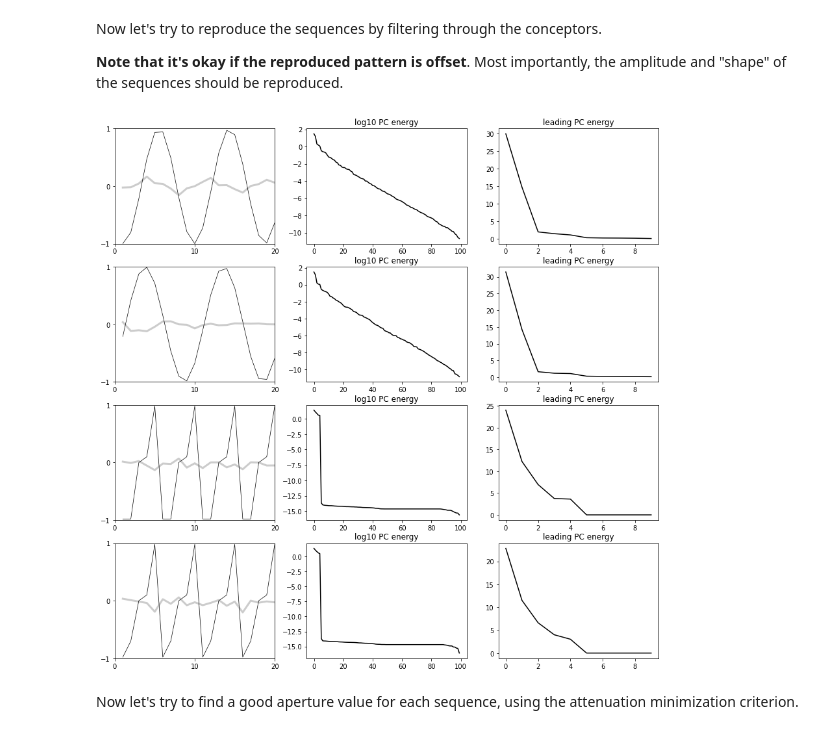
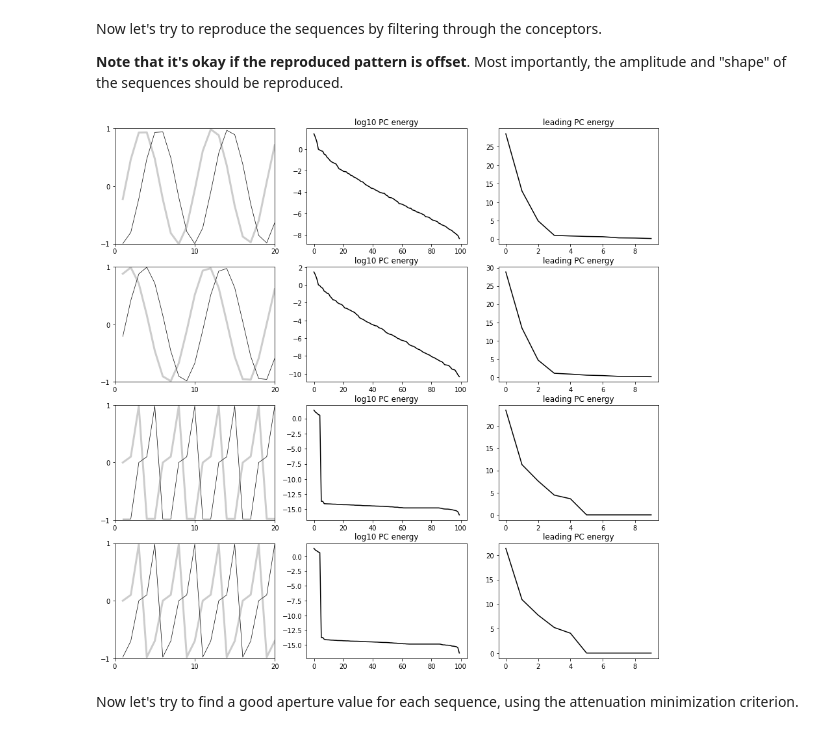
Before and after one commit to HugoChateauLaurent/Jaeger2014_reproduction, a Jupyter notebook: four_seq_conceptors.ipynb, the cells around one changed output. Cells and saved outputs as stored; diff of their text form; code cells hidden in the pictures.

```diff
--- a/four_seq_conceptors.ipynb
+++ b/four_seq_conceptors.ipynb
@@ -18,16 +34,20 @@ rpy.set_seed(42) # The results seem really dependent on the seed
 # %%
+
+N = 100
+
 reservoir = Reservoir(
-    100,
+    N,
     lr=1,
     sr=1.5,
     input_scaling=1.5,
     bias_scaling=.2,
     rc_connectivity=.1,
-    W=uniform(low=-1,high=1), # not specified but improves fit over normal dist
+    W=uniform(low=-1,high=1), # not specified
     Win=normal(loc=0,scale=1),
     bias=normal(loc=0,scale=1),
-    input_connectivity=1 # better NRMSE for W, but appears to be worse for conceptor reconstruction. Not specified in Jaeger (2014)
+    input_connectivity=1
 )
+
 readout = Ridge(ridge=.01, input_bias=False) # no bias is mentioned
 recurrence = Ridge(ridge=.0001, input_bias=False) # we don't want to use a bias since we're looking for a weight matrix
 # %%
@@ -73,7 +93,7 @@ X = np.array([reservoir.run(sequence[:1500], reset=True) for sequence in sequenc
 Y = np.array([sequence[:1500] for sequence in sequences])
 readout = readout.fit(X, Y, warmup=500)
 # %%
-test_states = [reservoir.run(sequence[:2000], reset=True) for sequence in sequences]
+test_states = np.array([reservoir.run(sequence[:2000], reset=True) for sequence in sequences])
 Y_pred = [readout.run(test_states[i]) for i in range(len(sequences))]
 for i in range(len(sequences)):
     plot_sequence(x, sequences[i][1000:], show=False, color='black')
@@ -124,15 +144,9 @@ for i in range(len(sequences)):
 # %% [markdown]
 # Create a conceptor
 # %%
-# A = np.random.random((50,50))
-# U,S,V_H = np.linalg.svd(A)
-# print(S)
-# print(U.shape, S.shape, V_H.shape)
-# print((U*S).shape)
-# print(A-np.dot(U*S,V_H))
 
 def create_conceptor(states, warmup, aperture, return_R=False, thr_low=0, thr_hi=1):
-    X = states[warmup:]
+    X = states[warmup:,:]
     R = np.dot(X.T,X)/X.shape[0] # correlation matrix
     C = np.matmul(R, np.linalg.pinv(R+np.identity(X.shape[1])/aperture**2))
 
@@ -146,8 +160,6 @@ def create_conceptor(states, warmup, aperture, return_R=False, thr_low=0, thr_hi
         return C,R
     return C
 
-# def zeroing(C):
-#     lkjzer
 
 def plot_sv(mat, log, title="", ax=plt, show=True, n_values=None):
     if n_values is None:
@@ -170,47 +182,35 @@ Now let's try to reproduce the sequences by filtering through the conceptors.
 # %%
 test_states = np.zeros(test_states.shape)
 Y_pred = np.zeros(Y_pred.shape)
 
-W = loaded_reservoir.W
-b = reservoir.bias
-
-def conceptor_run(C, X_0, W, b, n_timesteps=500):
-    Z = np.zeros((n_timesteps+1, X_0.size))
-    X = np.zeros((n_timesteps+1, X_0.size))
-
-    X[0,:] = X_0
-    for i in range(n_timesteps):
-        Z[i+1,:] = np.array(np.tanh(np.dot(W,X[i,:,None])+b))[:,0]
-        X[i+1,:] = np.dot(C, Z[i+1,:]) # filter by conceptor
-        X[i+1,:] = np.dot(C, Z[i+1,:]) # filter by conceptor
-
-    return X[1:],Z[1:] # remove initialization step
+W = recurrence.get_param("Wout")
+b = reservoir.get_param("bias")[:,0]
 
 fig, axes = plt.subplots(nrows=len(sequences), ncols=3, figsize=(15,15))
 for i in range(len(sequences)):
 
-    C,R = create_conceptor(X[i,:,:], warmup=500, aperture=10**2.1, return_R=True)
+    C,R = create_conceptor(X[i,:,:], warmup=500, aperture=10, return_R=True)
 
     # compute filtered dynamics
     test_states,_ = conceptor_run(C, X[i,500], W, b, 500)
 
     # decode dynamics with readout
     Y_pred = readout.run(test_states)
 
     # plot singular values and signals
     plot_sv(R, log=True, title="log10 PC energy", ax=axes[i,1], show=False)
     if section:
         plot_sv(R, log=False, title="leading PC energy", ax=axes[i,2], show=False, n_values=10)
     else:
         plot_sv(C, log=False, title="s", ax=axes[i,2], show=False)
     plot_sequence(x, sequences[i][500:], show=False, ax=axes[i,0], color='black', linewidth=0.7)
     plot_sequence(x, Y_pred, show=False, ax=axes[i,0], linewidth=3, alpha=.2, color='black')
 
 
 
 plt.show()
 # %% [output]
-[figure, old version]
+[figure, new version]
 # %% [markdown]
 Now let's try to find a good aperture value for each sequence, using the attenuation minimization criterion.
 # %%
```
Also changed, not shown: parts of 6 cells of this notebook.
